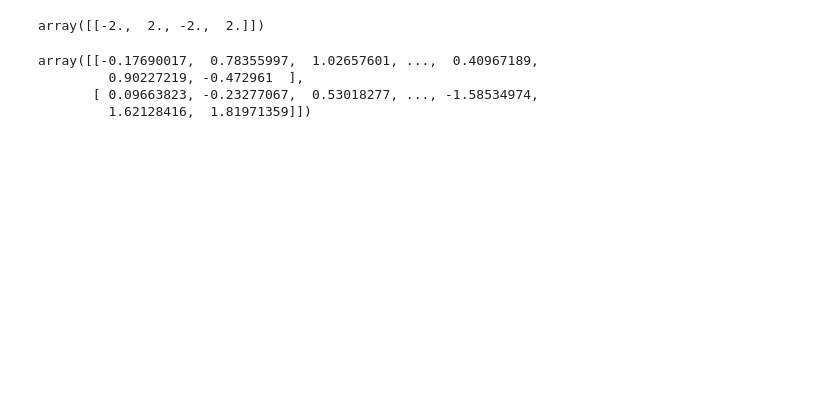
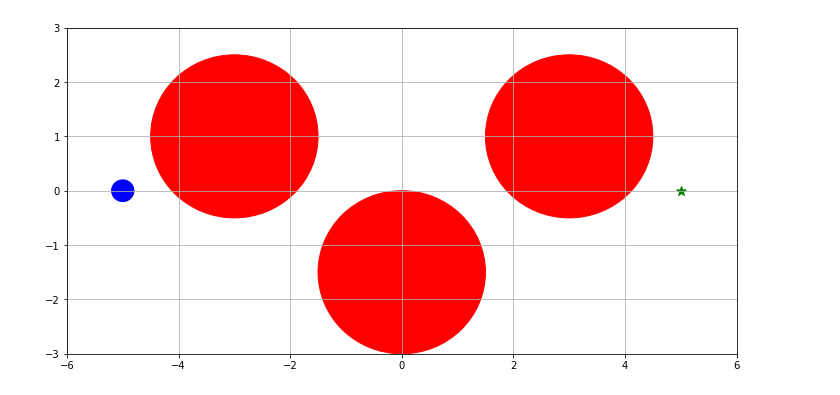
Before and after one commit to adamdai/LQG-RTD, a Jupyter notebook: python/planning_sim.ipynb, the cells around one changed output. Drawn from its saved outputs; the diff is of its cells as text; code cells hidden in the pictures; blank space fills up the shorter version.

Commit message:
simple planning sim

```diff
--- a/python/planning_sim.ipynb
+++ b/python/planning_sim.ipynb
@@ -41,11 +10,29 @@ elapsed time:  0.001001119613647461
-# %%
-np.tile(np.array([-v_max, v_max]), (1,params.N_DIM))
-# %% [output]
-array([[-2.,  2., -2.,  2.]])
-# %%
-V_peak
-# %% [output]
-array([[-0.17690017,  0.78355997,  1.02657601, ...,  0.40967189,
-         0.90227219, -0.472961  ],
-       [ 0.09663823, -0.23277067,  0.53018277, ..., -1.58534974,
-         1.62128416,  1.81971359]])
+# %%
+# Initialize planner
+p_0 = np.array([[-5], [0]])
+planner = Simple_Planner('quadrotor_linear_planning_model.mat', p_0)
+# %%
+# Set planner goal and obstacles
+planner.p_goal = np.array([[5], [0]])
+# (center, radius) tuples
+planner.obstacles = [(np.array([3, 1]), 1.5),
+                     (np.array([0, -1.5]), 1.5),
+                     (np.array([-3, 1]), 1.5)]
+# %%
+# Visualize setup
+fig, ax = plt.subplots(figsize=(12,6))
+ax.set_xlim((-6, 6))
+ax.set_ylim((-3, 3))
+ax.grid()
+
+#ax.scatter(p_0[0], p_0[1], s=50, marker='^', color='b')
+ax.add_patch(plt.Circle(tuple(p_0), params.R_BOT, color='b'))
+ax.scatter(planner.p_goal[0], planner.p_goal[1], s=100, marker='*', color='g')
+
+plt_obs = []
+for obs in planner.obstacles:
+    ax.add_patch(plt.Circle(tuple(obs[0]), obs[1], color='r'))
+
+plt.show()
+# %% [output]
+[figure, added]
```
Also changed, not shown: parts of 6 cells of this notebook, 8 other files.
